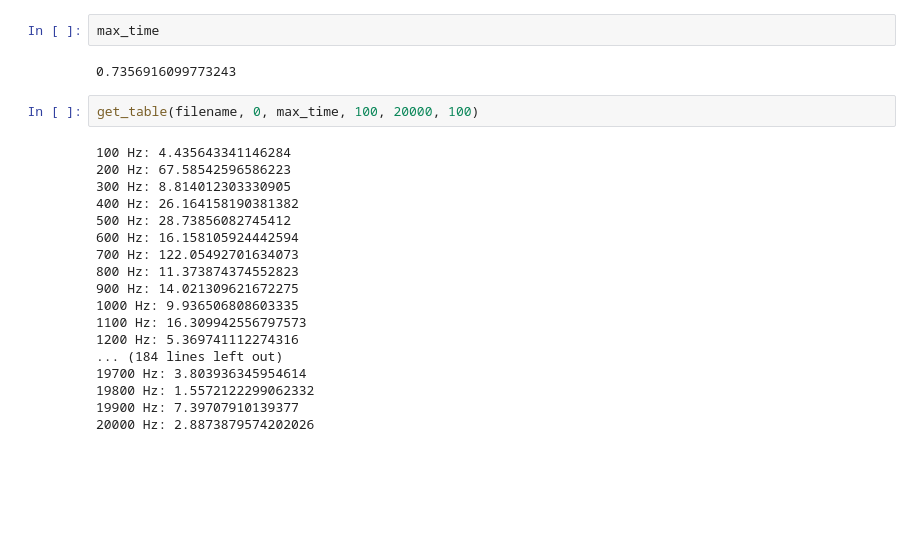
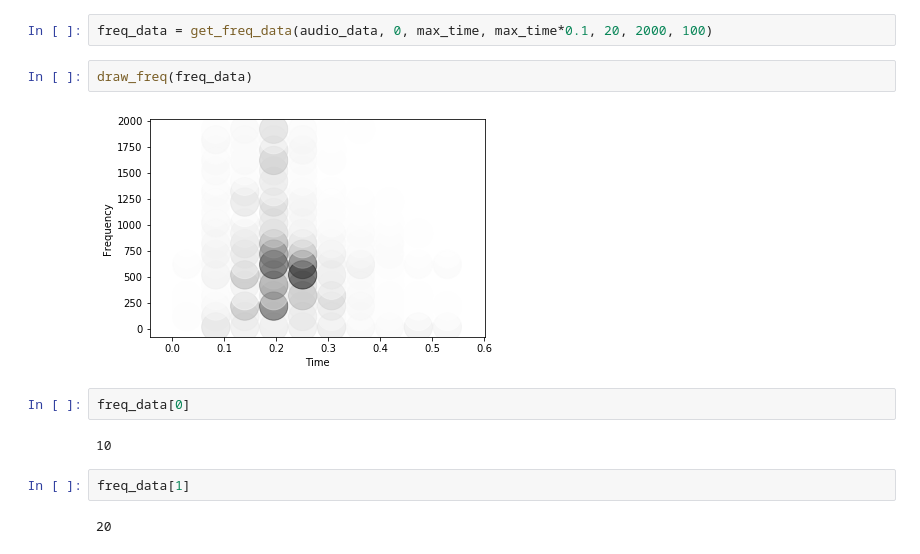
Before and after one commit to junhongwang418/SpeechRecognition, a Jupyter notebook: SpeechRecognition.ipynb, the cells around one changed output. Saved outputs shown, nothing was run; the diff lists cells and outputs as text; blank space fills up the shorter version.

```diff
--- a/SpeechRecognition.ipynb
+++ b/SpeechRecognition.ipynb
@@ -127,24 +134,14 @@ audio_data
-# %%
-max_time
-# %% [output]
-0.7356916099773243
-# %%
-get_table(filename, 0, max_time, 100, 20000, 100)
-# %% [output]
-100 Hz: 4.435643341146284
-200 Hz: 67.58542596586223
-300 Hz: 8.814012303330905
-400 Hz: 26.164158190381382
-500 Hz: 28.73856082745412
-600 Hz: 16.158105924442594
-700 Hz: 122.05492701634073
-800 Hz: 11.373874374552823
-900 Hz: 14.021309621672275
-1000 Hz: 9.936506808603335
-1100 Hz: 16.309942556797573
-1200 Hz: 5.369741112274316
-... (184 lines left out)
-19700 Hz: 3.803936345954614
-19800 Hz: 1.5572122299062332
-19900 Hz: 7.39707910139377
-20000 Hz: 2.8873879574202026
+# %%
+freq_data = get_freq_data(audio_data, 0, max_time, max_time*0.1, 20, 2000, 100)
+# %%
+draw_freq(freq_data)
+# %% [output]
+[figure, added]
+# %%
+freq_data[0]
+# %% [output]
+10
+# %%
+freq_data[1]
+# %% [output]
+20
```
Also changed, not shown: parts of 4 cells of this notebook.
